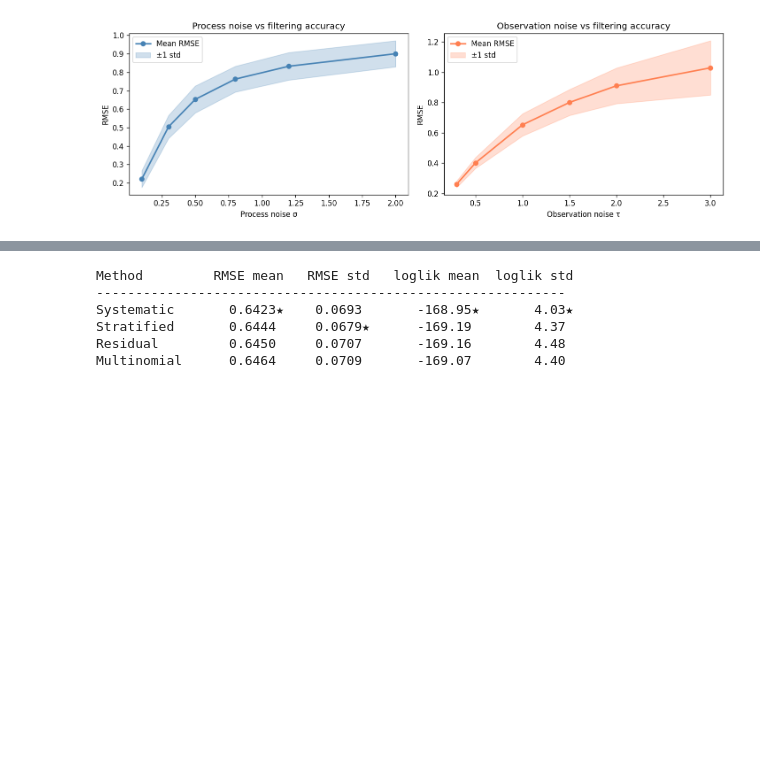
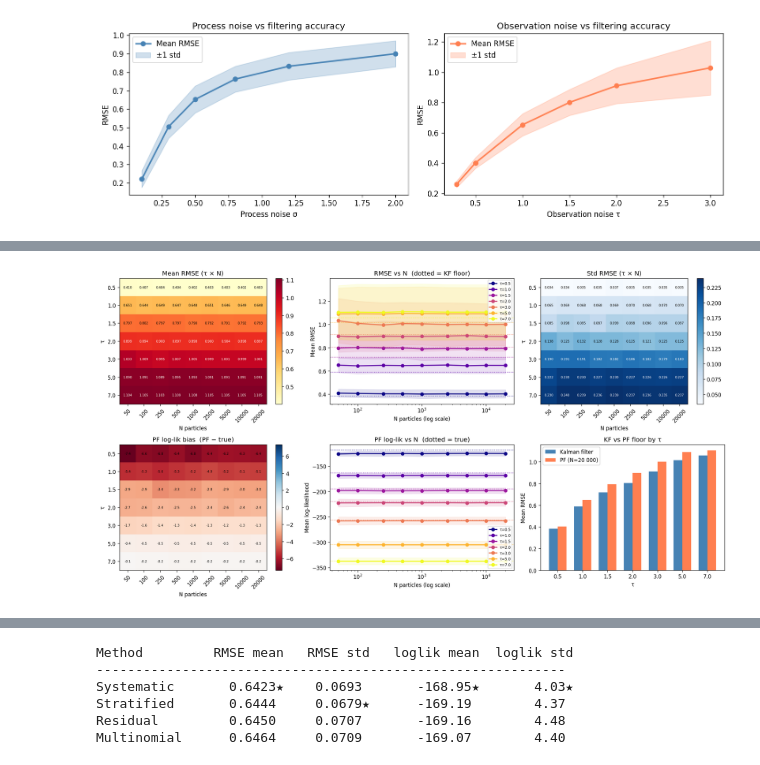
Before and after one commit to rickyli02/particle_filter_project_submission, a Jupyter notebook: notebooks/testing_estimation.ipynb, the cells around one changed output, grey strips where cells are left out. Saved outputs shown, nothing was run; the diff lists cells and outputs as text; code cells hidden in the pictures; blank space fills up the shorter version.

```diff
--- a/notebooks/testing_estimation.ipynb
+++ b/notebooks/testing_estimation.ipynb
@@ -293,2 +455,85 @@ Investigate trade-off between observation noise and number of particles needed t
 # %%
-# plot
+tau_labels = [str(t) for t in tau_vals]
+N_labels   = [str(n) for n in N_vals]
+cmap_tau   = plt.cm.plasma
+colors     = [cmap_tau(k / (len(tau_vals) - 1)) for k in range(len(tau_vals))]
+
+fig, axes = plt.subplots(2, 3, figsize=(17, 9))
+
+# ── [0,0] heatmap: mean RMSE ──────────────────────────────────────────────────
+im0 = axes[0, 0].imshow(rmse_grid, aspect='auto', cmap='YlOrRd')
+axes[0, 0].set_xticks(range(len(N_vals)));   axes[0, 0].set_xticklabels(N_labels, rotation=45)
+axes[0, 0].set_yticks(range(len(tau_vals))); axes[0, 0].set_yticklabels(tau_labels)
+axes[0, 0].set_xlabel('N particles');  axes[0, 0].set_ylabel('τ')
+axes[0, 0].set_title('Mean RMSE (τ × N)')
+fig.colorbar(im0, ax=axes[0, 0])
+for i in range(len(tau_vals)):
+    for j in range(len(N_vals)):
+        axes[0, 0].text(j, i, f'{rmse_grid[i, j]:.3f}', ha='center', va='center',
+                        fontsize=6, color='white' if rmse_grid[i, j] > rmse_grid.mean() else 'black')
+
+# ── [0,1] per-tau RMSE vs N with KF floor ─────────────────────────────────────
+for i, (tau, col) in enumerate(zip(tau_vals, colors)):
+    axes[0, 1].semilogx(N_vals, rmse_grid[i], 'o-', color=col, lw=2, label=f'τ={tau}')
+    axes[0, 1].fill_between(N_vals,
+                             rmse_grid[i] - rmse_std_grid[i],
+                             rmse_grid[i] + rmse_std_grid[i],
+                             alpha=0.12, color=col)
+    axes[0, 1].axhline(kf_rmse_by_tau[i], color=col, lw=1, linestyle=':')
+axes[0, 1].set_xlabel('N particles (log scale)'); axes[0, 1].set_ylabel('Mean RMSE')
+axes[0, 1].set_title('RMSE vs N  (dotted = KF floor)')
+axes[0, 1].legend(fontsize=7, loc='upper right')
+
+# ── [0,2] heatmap: std RMSE ───────────────────────────────────────────────────
+im2 = axes[0, 2].imshow(rmse_std_grid, aspect='auto', cmap='Blues')
+axes[0, 2].set_xticks(range(len(N_vals)));   axes[0, 2].set_xticklabels(N_labels, rotation=45)
+axes[0, 2].set_yticks(range(len(tau_vals))); axes[0, 2].set_yticklabels(tau_labels)
+axes[0, 2].set_xlabel('N particles');  axes[0, 2].set_ylabel('τ')
+axes[0, 2].set_title('Std RMSE (τ × N)')
+fig.colorbar(im2, ax=axes[0, 2])
+for i in range(len(tau_vals)):
+    for j in range(len(N_vals)):
+        axes[0, 2].text(j, i, f'{rmse_std_grid[i, j]:.3f}', ha='center', va='center',
+                        fontsize=6, color='white' if rmse_std_grid[i, j] > rmse_std_grid.mean() else 'black')
+
+# ── [1,0] heatmap: mean loglik bias (PF - true) ───────────────────────────────
+loglik_bias = loglik_grid - true_loglik_by_tau[:, None]
+vmax = np.max(np.abs(loglik_bias))
+im3 = axes[1, 0].imshow(loglik_bias, aspect='auto', cmap='RdBu', vmin=-vmax, vmax=vmax)
+axes[1, 0].set_xticks(range(len(N_vals)));   axes[1, 0].set_xticklabels(N_labels, rotation=45)
+axes[1, 0].set_yticks(range(len(tau_vals))); axes[1, 0].set_yticklabels(tau_labels)
+axes[1, 0].set_xlabel('N particles');  axes[1, 0].set_ylabel('τ')
+axes[1, 0].set_title('PF log-lik bias  (PF − true)')
+fig.colorbar(im3, ax=axes[1, 0])
+for i in range(len(tau_vals)):
+    for j in range(len(N_vals)):
+        axes[1, 0].text(j, i, f'{loglik_bias[i, j]:.1f}', ha='center', va='center',
+                        fontsize=6, color='black')
+
+# ── [1,1] per-tau loglik estimate vs N with true loglik reference ─────────────
+for i, (tau, col) in enumerate(zip(tau_vals, colors)):
+    axes[1, 1].semilogx(N_vals, loglik_grid[i], 'o-', color=col, lw=2, label=f'τ={tau}')
+    axes[1, 1].fill_between(N_vals,
+                             loglik_grid[i] - loglik_std_grid[i],
+                             loglik_grid[i] + loglik_std_grid[i],
+                             alpha=0.12, color=col)
+    axes[1, 1].axhline(true_loglik_by_tau[i], color=col, lw=1, linestyle=':')
+axes[1, 1].set_xlabel('N particles (log scale)'); axes[1, 1].set_ylabel('Mean log-likelihood')
+axes[1, 1].set_title('PF log-lik vs N  (dotted = true)')
+axes[1, 1].legend(fontsize=7, loc='lower right')
+
+# ── [1,2] PF RMSE floor vs KF RMSE, by tau ───────────────────────────────────
+pf_floor = rmse_grid[:, -1]   # N=20000 as the PF floor
+x = np.arange(len(tau_vals))
+w = 0.35
+axes[1, 2].bar(x - w/2, kf_rmse_by_tau, width=w, label='Kalman filter', color='steelblue')
+axes[1, 2].bar(x + w/2, pf_floor,        width=w, label='PF (N=20 000)', color='coral')
+axes[1, 2].set_xticks(x); axes[1, 2].set_xticklabels(tau_labels)
+axes[1, 2].set_xlabel('τ');  axes[1, 2].set_ylabel('Mean RMSE')
+axes[1, 2].set_title('KF vs PF floor by τ')
+axes[1, 2].legend()
+
+plt.tight_layout()
+plt.show()
+# %% [output]
+[figure, added]
```
Also changed, not shown: parts of 8 cells of this notebook, 5 other files.
